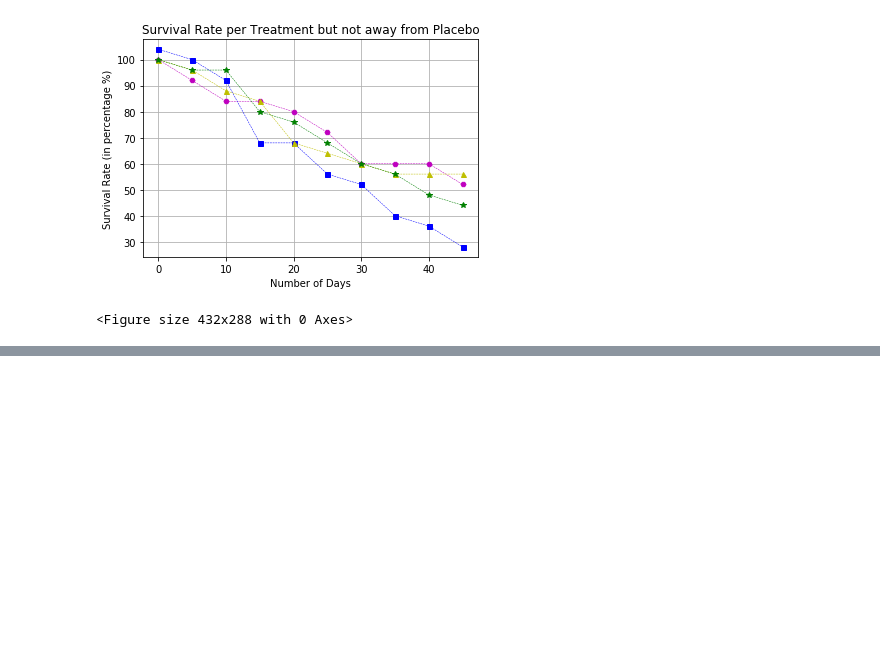
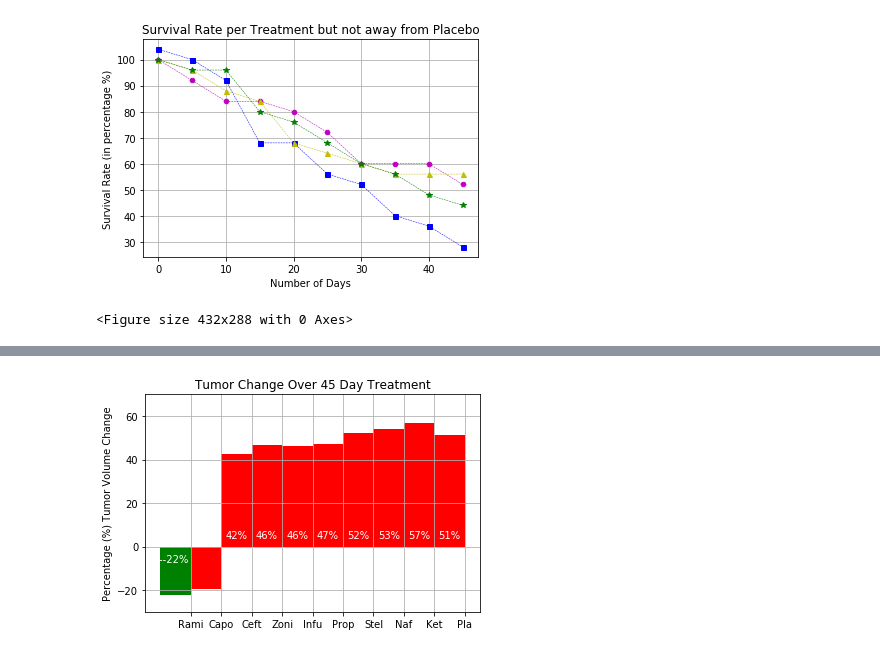
Before and after one commit to danielymiranda/matplotlib-challenge, a Jupyter notebook: Matplotlib-Challenge(Pymaceuticals).ipynb, the cells around one changed output, grey strips where cells are left out. Saved outputs shown, nothing was run; the diff lists cells and outputs as text; code cells hidden in the pictures; blank space fills up the shorter version.

```diff
--- a/Matplotlib-Challenge(Pymaceuticals).ipynb
+++ b/Matplotlib-Challenge(Pymaceuticals).ipynb
@@ -393,9 +393,9 @@ plt.savefig("image_7.png")
 #percentage_change= 100*(pivot_mean_tumor.[-1]-pivot_mean_tumor[0] /pivot_mean_tumor[0]
 #percentage_change_sem =  100 * (pivot_mean_tumor_stand_error.iloc[0] - pivot_mean_tumor_stand_error.iloc[-1]) / pivot_mean_tumor_stand_error.iloc[0]
 
-percentage_change= 100*(pivot_mean_tumor.iloc[-1]-pivot_mean_tumor[0]) /pivot_mean_tumor.iloc[0]
+tumor_percentage_change= 100 * (pivot_mean_tumor.iloc[-1]- pivot_mean_tumor.iloc[0]) /pivot_mean_tumor.iloc[0]
 
 percentage_change_sem =  100 * (pivot_mean_tumor_stand_error.iloc[-1] - pivot_mean_tumor_stand_error.iloc[0]) / pivot_mean_tumor_stand_error.iloc[0]
 
-percentage_change
+tumor_percentage_change
 # %% [output]
@@ -415,0 +414,45 @@ ax.grid(True)
+# %%
+percentage_changes = (tumor_percentage_change["Ramicane"], tumor_percentage_change["Capomulin"], tumor_percentage_change["Ceftamin"],
+               tumor_percentage_change["Zoniferol"], tumor_percentage_change["Infubinol"], tumor_percentage_change["Propriva"],
+               tumor_percentage_change["Stelasyn"], tumor_percentage_change["Naftisol"], tumor_percentage_change["Ketapril"],
+               tumor_percentage_change["Placebo"])
+
+fig, ax = plt.subplots()
+ind = np.arange(len(percentage_changes))
+width = 1
+rectsPass = ax.bar(ind[0], percentage_changes[0], width, color="green")
+#rectsPassalso = ax.bar(ind[1], percentage_changes[1], width, color="green")
+rectsFail = ax.bar(ind[1:], percentage_changes[1:], width, color="red")
+
+ax.set_ylabel("Percentage (%) Tumor Volume Change")
+ax.set_title("Tumor Change Over 45 Day Treatment")
+ax.set_xticks(ind + 0.5)
+ax.set_xticklabels(("Rami", "Capo", "Ceft", "Zoni", "Infu", "Prop", "Stel", "Naf", "Ket", "Pla"))
+ax.set_autoscaley_on(False)
+ax.set_ylim([-30,70])
+ax.grid(True)
+
+# Use functions to label the percentages of changes
+def autolabelFail(rects):
+    for rect in rects:
+        height = rect.get_height()
+        ax.text(rect.get_x() + rect.get_width()/2., 3,
+                '%d%%' % int(height),
+                ha='center', va='bottom', color="white")
+
+def autolabelPass(rects):
+    for rect in rects:
+        height = rect.get_height()
+        ax.text(rect.get_x() + rect.get_width()/2., -8,
+                '-%d%% ' % int(height),
+                ha='center', va='bottom', color="white")
+
+# Call functions to implement the function calls
+autolabelPass(rectsPass)
+autolabelFail(rectsFail)
+
+
+# Show the Figure
+fig.show()
+# %% [output]
+[figure, added]
```
Also changed, not shown: parts of 2 cells of this notebook.
